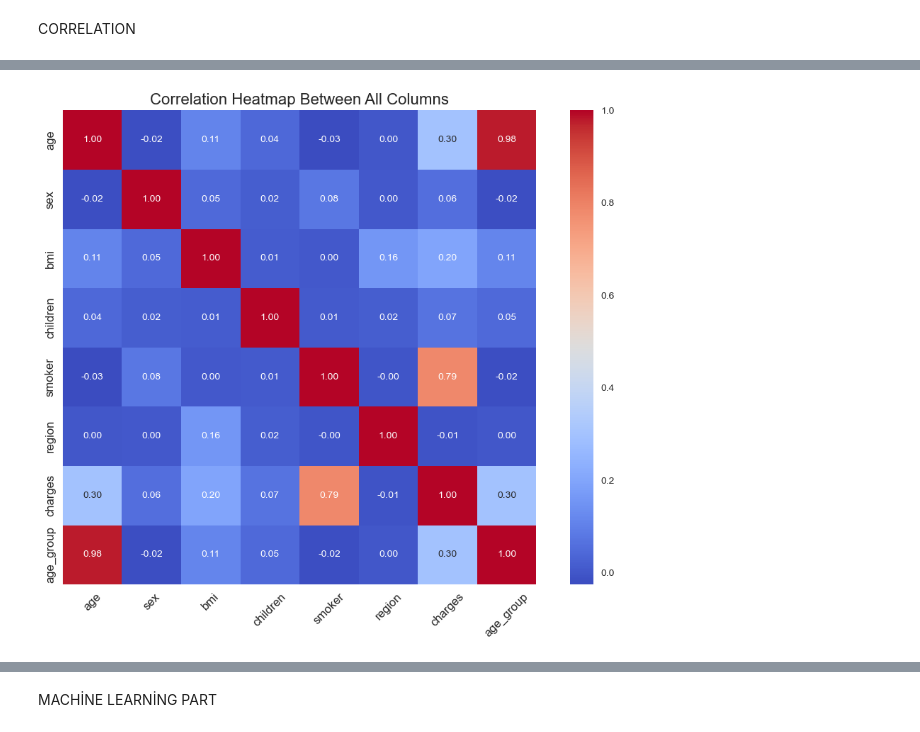
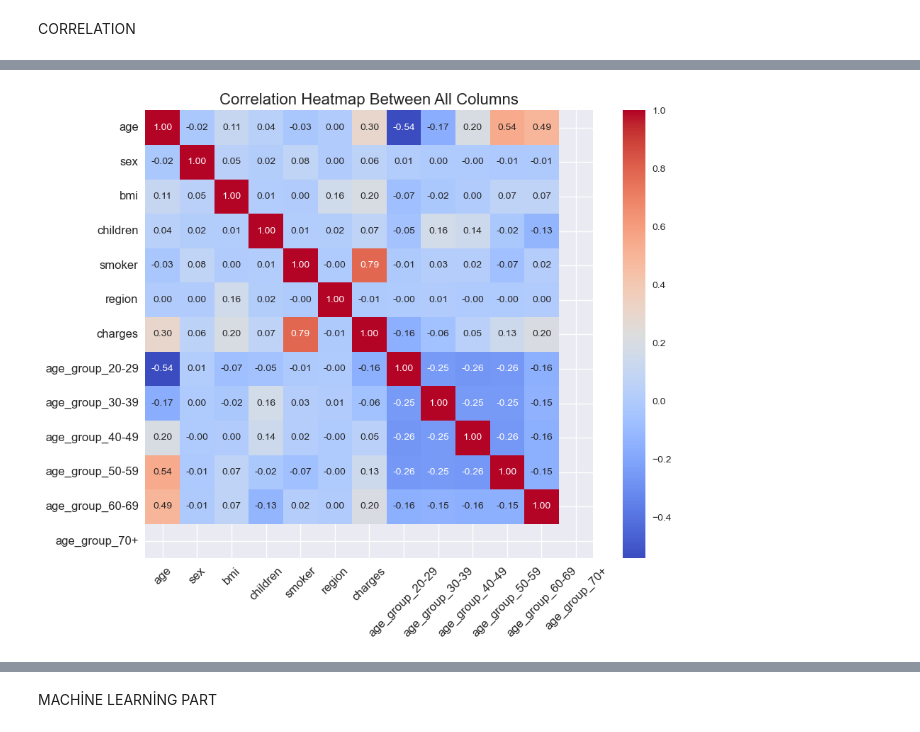
Before and after one commit to utku12ahmet/Health-insurance-data-analysis-and-ml, a Jupyter notebook: regresionhealthin.ipynb, the cells around one changed output, grey strips where cells are left out. Saved outputs shown, nothing was run; the diff lists cells and outputs as text; code cells hidden in the pictures.

```diff
--- a/regresionhealthin.ipynb
+++ b/regresionhealthin.ipynb
@@ -709,5 +697,2 @@ dtype: object
 # %% [markdown]
 CORRELATION
-# %%
-df['age_group'] = df['age_group'].cat.codes
-df.corr()['charges'].sort_values()
@@ -724,17 +711,18 @@ Name: charges, dtype: float64
 # %%
-correlation_matrix = df.corr()
+df_encoded = pd.get_dummies(df, drop_first=True)  # Kategorik değişkenleri sayısala çevir
+correlation_matrix = df_encoded.corr()
 
 plt.figure(figsize=(10, 8))
 sns.heatmap(correlation_matrix, annot=True, fmt=".2f", cmap="coolwarm", cbar=True, square=True)
 
 plt.title("Correlation Heatmap Between All Columns", fontsize=16)
 plt.xticks(rotation=45, fontsize=12)
 plt.yticks(fontsize=12)
 
 plt.tight_layout()
 plt.show()
 # %% [output]
-[figure, old version]
+[figure, new version]
 # %%
 sns.pairplot(df, hue="charges", diag_kind="kde", palette="coolwarm")
 # %% [output]
```
Also changed, not shown: parts of 7 cells of this notebook.
